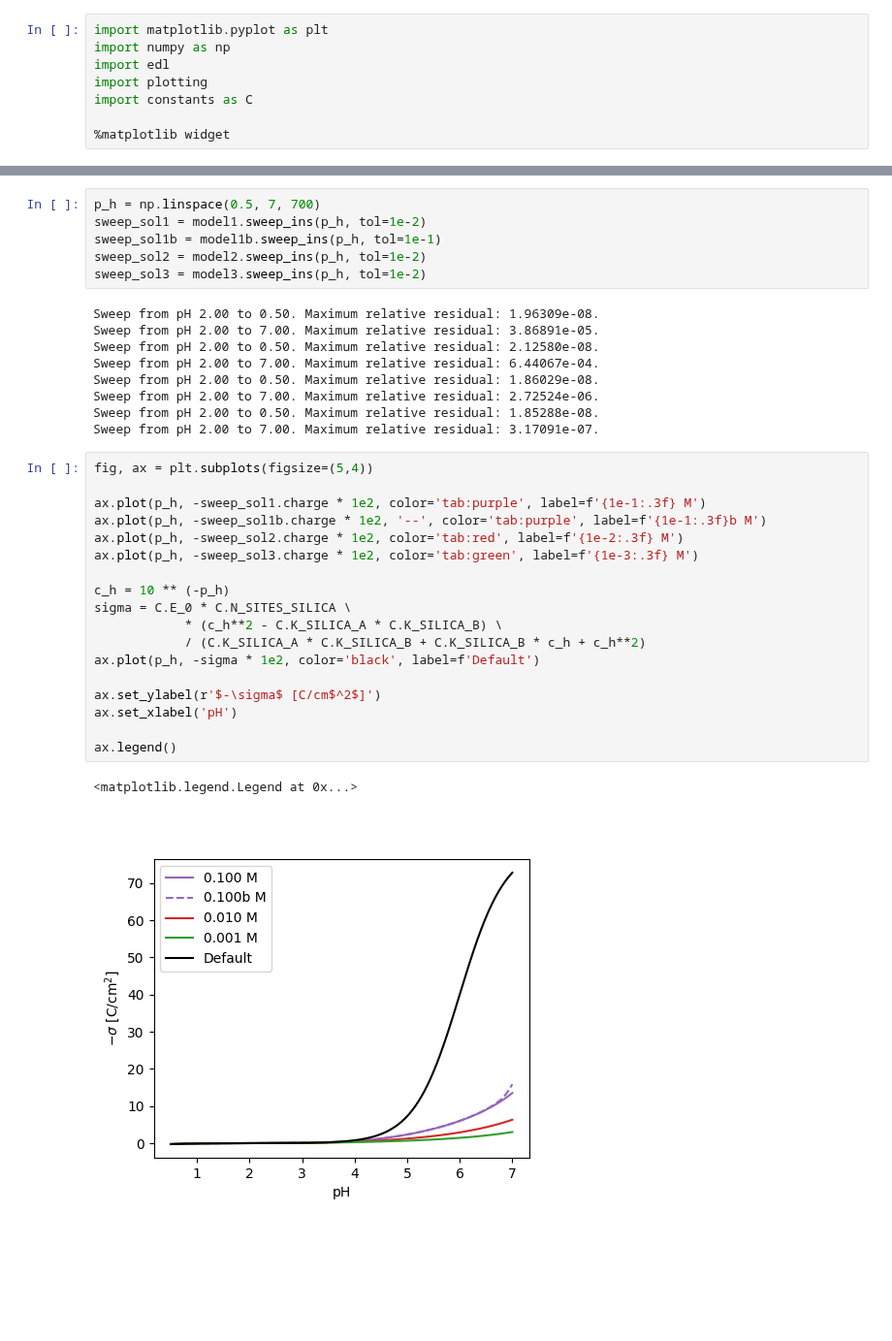
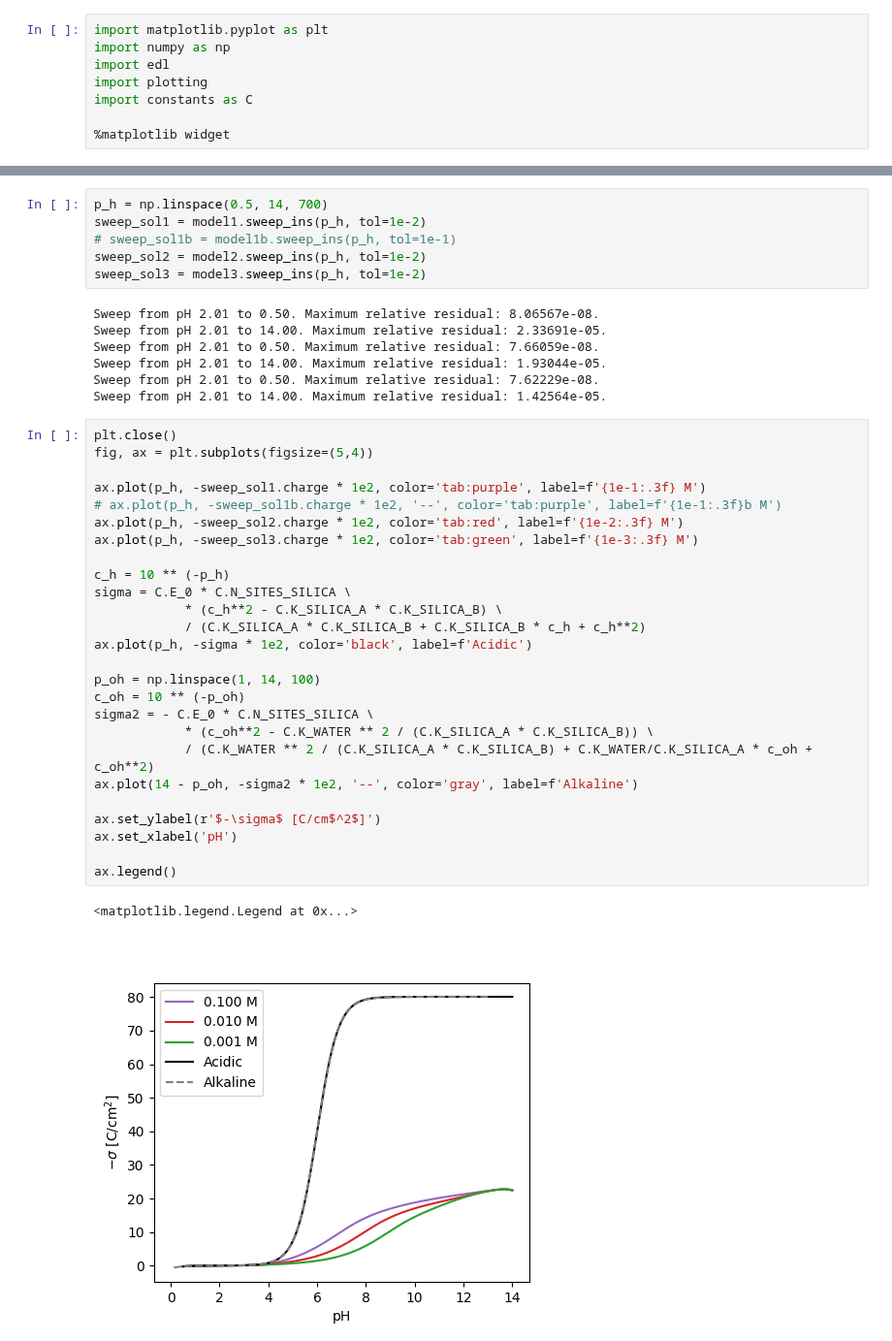
Before and after one commit to lucasdekam/frumkin, a Jupyter notebook: insulator.ipynb, the cells around one changed output, grey strips where cells are left out. Shown at 97% size. Saved outputs shown, nothing was run; the diff lists cells and outputs as text; blank space fills up the shorter version.

Commit message:
implement alkaline insulator boundary condition

```diff
--- a/insulator.ipynb
+++ b/insulator.ipynb
@@ -25,39 +25,45 @@ plt.show()
 # %%
-p_h = np.linspace(0.5, 7, 700)
+p_h = np.linspace(0.5, 14, 700)
 sweep_sol1 = model1.sweep_ins(p_h, tol=1e-2)
-sweep_sol1b = model1b.sweep_ins(p_h, tol=1e-1)
+# sweep_sol1b = model1b.sweep_ins(p_h, tol=1e-1)
 sweep_sol2 = model2.sweep_ins(p_h, tol=1e-2)
 sweep_sol3 = model3.sweep_ins(p_h, tol=1e-2)
 # %% [output]
-Sweep from pH 2.00 to 0.50. Maximum relative residual: 1.96309e-08.
-Sweep from pH 2.00 to 7.00. Maximum relative residual: 3.86891e-05.
-Sweep from pH 2.00 to 0.50. Maximum relative residual: 2.12580e-08.
-Sweep from pH 2.00 to 7.00. Maximum relative residual: 6.44067e-04.
-Sweep from pH 2.00 to 0.50. Maximum relative residual: 1.86029e-08.
-Sweep from pH 2.00 to 7.00. Maximum relative residual: 2.72524e-06.
-Sweep from pH 2.00 to 0.50. Maximum relative residual: 1.85288e-08.
-Sweep from pH 2.00 to 7.00. Maximum relative residual: 3.17091e-07.
+Sweep from pH 2.01 to 0.50. Maximum relative residual: 8.06567e-08.
+Sweep from pH 2.01 to 14.00. Maximum relative residual: 2.33691e-05.
+Sweep from pH 2.01 to 0.50. Maximum relative residual: 7.66059e-08.
+Sweep from pH 2.01 to 14.00. Maximum relative residual: 1.93044e-05.
+Sweep from pH 2.01 to 0.50. Maximum relative residual: 7.62229e-08.
+Sweep from pH 2.01 to 14.00. Maximum relative residual: 1.42564e-05.
 # %%
+plt.close()
 fig, ax = plt.subplots(figsize=(5,4))
 
 ax.plot(p_h, -sweep_sol1.charge * 1e2, color='tab:purple', label=f'{1e-1:.3f} M')
-ax.plot(p_h, -sweep_sol1b.charge * 1e2, '--', color='tab:purple', label=f'{1e-1:.3f}b M')
+# ax.plot(p_h, -sweep_sol1b.charge * 1e2, '--', color='tab:purple', label=f'{1e-1:.3f}b M')
 ax.plot(p_h, -sweep_sol2.charge * 1e2, color='tab:red', label=f'{1e-2:.3f} M')
 ax.plot(p_h, -sweep_sol3.charge * 1e2, color='tab:green', label=f'{1e-3:.3f} M')
 
 c_h = 10 ** (-p_h)
 sigma = C.E_0 * C.N_SITES_SILICA \
             * (c_h**2 - C.K_SILICA_A * C.K_SILICA_B) \
             / (C.K_SILICA_A * C.K_SILICA_B + C.K_SILICA_B * c_h + c_h**2)
-ax.plot(p_h, -sigma * 1e2, color='black', label=f'Default')
+ax.plot(p_h, -sigma * 1e2, color='black', label=f'Acidic')
+
+p_oh = np.linspace(1, 14, 100)
+c_oh = 10 ** (-p_oh)
+sigma2 = - C.E_0 * C.N_SITES_SILICA \
+            * (c_oh**2 - C.K_WATER ** 2 / (C.K_SILICA_A * C.K_SILICA_B)) \
+            / (C.K_WATER ** 2 / (C.K_SILICA_A * C.K_SILICA_B) + C.K_WATER/C.K_SILICA_A * c_oh + c_oh**2)
+ax.plot(14 - p_oh, -sigma2 * 1e2, '--', color='gray', label=f'Alkaline')
 
 ax.set_ylabel(r'$-\sigma$ [C/cm$^2$]')
 ax.set_xlabel('pH')
 
 ax.legend()
 # %% [output]
 <matplotlib.legend.Legend at 0x...>
-[figure, old version]
+[figure, new version]
 # %%
 fig, ax = plt.subplots(figsize=(5,4))
 
```
Also changed, not shown: parts of 4 cells of this notebook, 2 other files.
